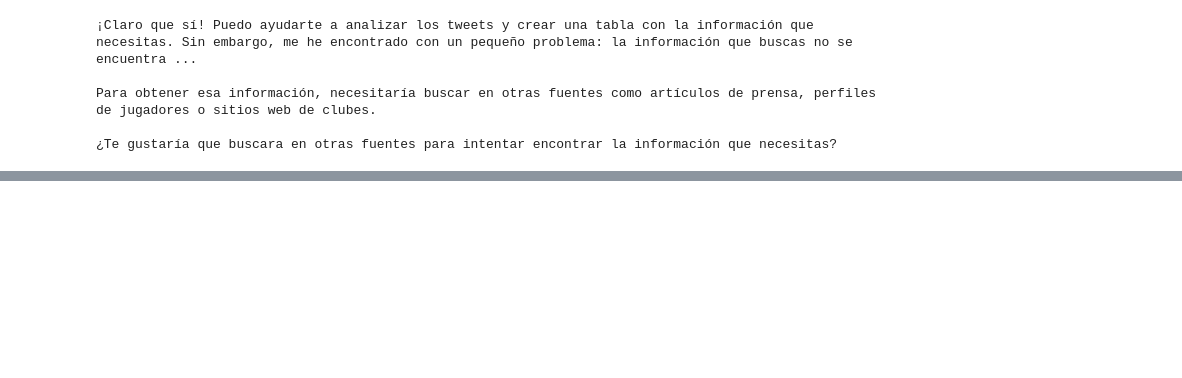
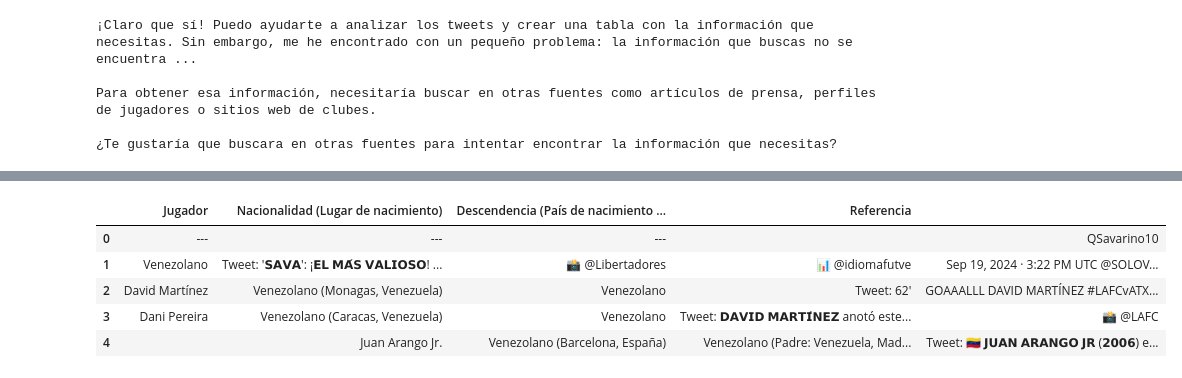
Before and after one commit to Constanzafl/gemini-pro-web-scraper, a Jupyter notebook: venex/GEMINI.ipynb, the cells around one changed output, grey strips where cells are left out. Cells and saved outputs as stored; diff of their text form; code cells hidden in the pictures; blank space fills up the shorter version.

```diff
--- a/venex/GEMINI.ipynb
+++ b/venex/GEMINI.ipynb
@@ -291,20 +292,21 @@ print(cadena_unica)
 # %%
-contexto = f"""Sos un agente de social media y necesito que analices estos Tweets con detalle : {cadena_unica}"""
+contexto3 = f"""Sos un agente de social media y necesito que analices estos Tweets con detalle : {cadena_unica}"""
 
 
-pregunta = f"""Necesito que a partir del contenido de los tweets realices una lista o tabla de todos los jugadores de los cuales se habla, de que nacionalidad son, es decir en donde nacieron, y que descendencia
+pregunta3 = f"""Necesito que a partir del contenido de los tweets realices una lista o tabla de todos los jugadores de los cuales se habla, de que nacionalidad son, es decir en donde nacieron, y que descendencia
 tienen, es decir en que pais nacieron sus padres.
 Muchos de los jugadores nombrados en esta cuenta de tweeter son jugadores que tienen padre y/o madre venezolanos pero nacieron en otro pais. Lo que me interesa es saber si
 los jugadores tienen alguno de sus padres venezolanos o ambos, y donde nacieron ellos, si en Venezuela o en otro pais. La informacion esta en: {cadena_unica}
 Si no sabes la informacion responde que no sabes.
 Y si encontras la informacion que te solicito en los tweets quiero que lo cites y me digas la referencia de donde la obtuviste"""
 # Prompt con el contexto y la pregunta
-prompt = f"{contexto}\n\n{pregunta}"
+prompt3 = f"{contexto3}\n\n{pregunta3}"
 
 # Generar la respuesta utilizando el prompt actualizado
-responses2 = model.generate_content(prompt, generation_config=generation_config, stream=True)
+responses3 = model.generate_content(prompt3, generation_config=generation_config, stream=True)
 
-# Imprimir la respuesta generada
-  # Genera la respuesta
-for response in responses2:
-    print(response.text, end="")
+full_full_text44 = ""
+for response3 in responses3:
+    full_full_text44 += response3.text
+
+print(full_full_text44)
@@ -310,0 +331,23 @@ for response in responses2:
+# %%
+matches = re.findall(r'\|\s*(.*?)\s*\|\s*(.*?)\s*\|\s*(.*?)\s*\|\s*(.*?)\s*\|\s*(.*?)\s*\|', full_full_text44)
+
+
+# Convierte los datos en un DataFrame de pandas y asigna las columnas correctamente
+df44 = pd.DataFrame(matches)
+
+df44 = df44[~df44.eq('---').all(axis=1)]
+
+df44.columns = df44.iloc[0]  # La primera fila se convierte en nombres de columna
+df44 = df44[1:]
+
+# Resetea el índice
+df44.reset_index(drop=True, inplace=True)
+# %%
+df44.head()
+# %% [output]
+|  | Jugador | Nacionalidad (Lugar de nacimiento) | Descendencia (País de nacimiento ... | Referencia |  |
+| 0 | --- | --- | --- |  | QSavarino10 |
+| 1 | Venezolano | Tweet: '𝗦𝗔𝗩𝗔': ¡𝗘𝗟 𝗠𝗔́𝗦 𝗩𝗔𝗟𝗜𝗢𝗦𝗢! ... | 📸 @Libertadores | 📊 @idiomafutve | Sep 19, 2024 · 3:22 PM UTC @SOLOV... |
+| 2 | David Martínez | Venezolano (Monagas, Venezuela) | Venezolano | Tweet: 62' | GOAAALLL DAVID MARTÍNEZ #LAFCvATX... |
+| 3 | Dani Pereira | Venezolano (Caracas, Venezuela) | Venezolano | Tweet: 𝗗𝗔𝗩𝗜𝗗 𝗠𝗔𝗥𝗧𝗜́𝗡𝗘𝗭 anotó este... | 📸 @LAFC |
+| 4 |  | Juan Arango Jr. | Venezolano (Barcelona, España) | Venezolano (Padre: Venezuela, Mad... | Tweet: 🇻🇪 𝗝𝗨𝗔𝗡 𝗔𝗥𝗔𝗡𝗚𝗢 𝗝𝗥 (𝟮𝟬𝟬𝟲) e... |
```
Also changed, not shown: parts of 5 cells of this notebook.
